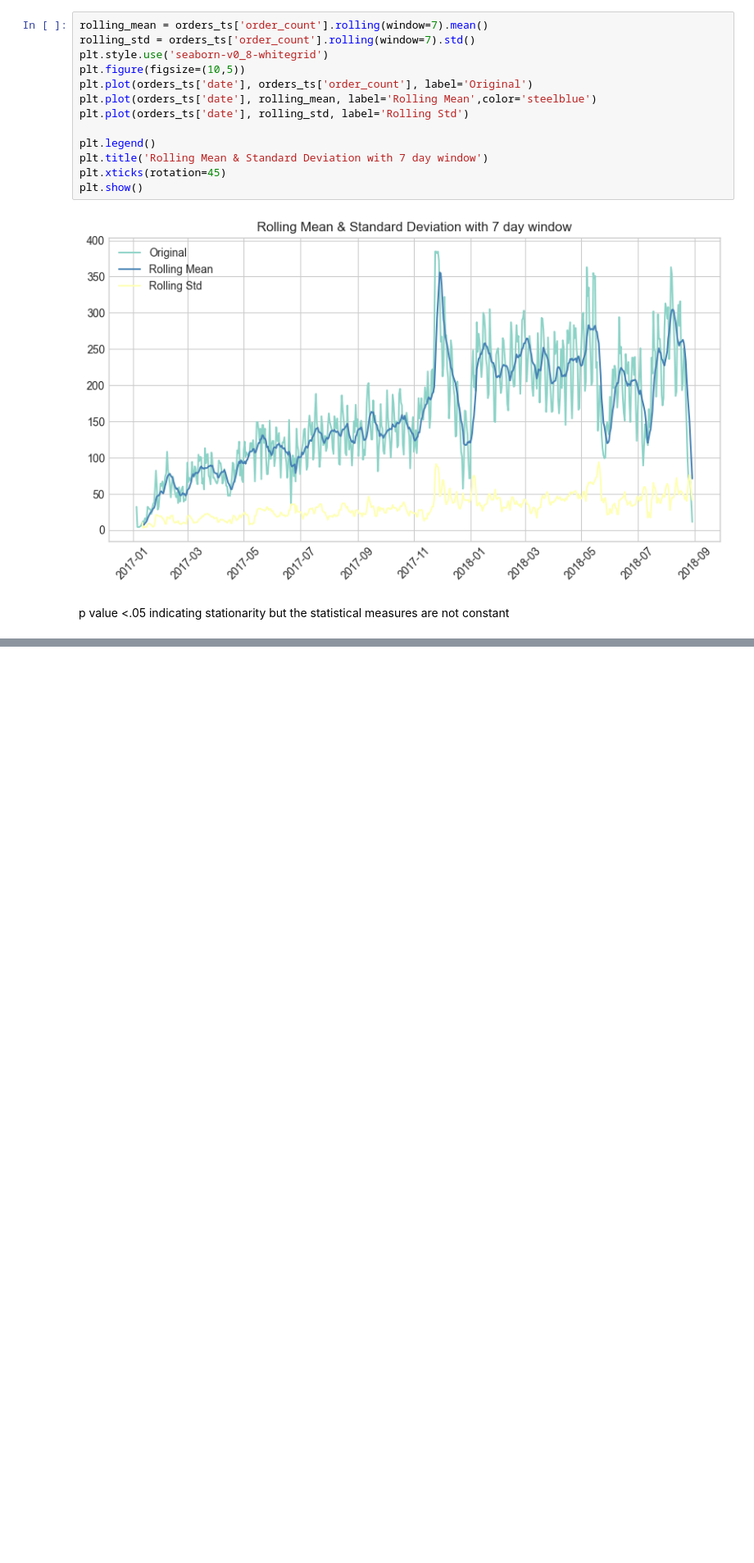
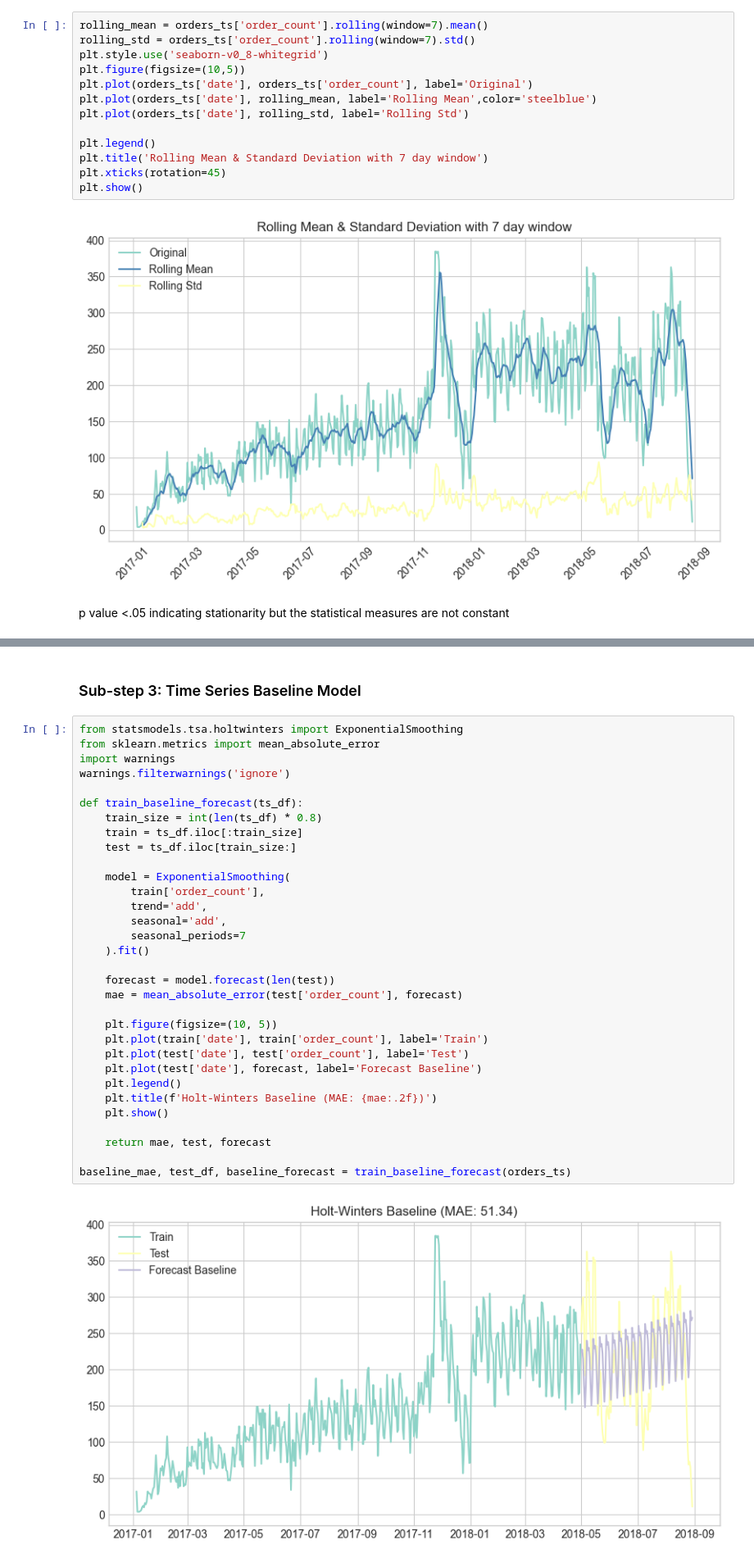
Before and after one commit to AbeKuriachan/week-8, a Jupyter notebook: monday/analysis.ipynb, the cells around one changed output, grey strips where cells are left out. Shown at 82% size. Drawn from its saved outputs; the diff is of its cells as text; blank space fills up the shorter version.

```diff
--- a/monday/analysis.ipynb
+++ b/monday/analysis.ipynb
@@ -188,0 +232,36 @@ p value <.05 indicating stationarity but the statistical measures are not consta
+# %% [markdown]
+### Sub-step 3: Time Series Baseline Model
+# %%
+from statsmodels.tsa.holtwinters import ExponentialSmoothing
+from sklearn.metrics import mean_absolute_error
+import warnings
+warnings.filterwarnings('ignore')
+
+def train_baseline_forecast(ts_df):
+    train_size = int(len(ts_df) * 0.8)
+    train = ts_df.iloc[:train_size]
+    test = ts_df.iloc[train_size:]
+
+    model = ExponentialSmoothing(
+        train['order_count'],
+        trend='add',
+        seasonal='add',
+        seasonal_periods=7
+    ).fit()
+
+    forecast = model.forecast(len(test))
+    mae = mean_absolute_error(test['order_count'], forecast)
+
+    plt.figure(figsize=(10, 5))
+    plt.plot(train['date'], train['order_count'], label='Train')
+    plt.plot(test['date'], test['order_count'], label='Test')
+    plt.plot(test['date'], forecast, label='Forecast Baseline')
+    plt.legend()
+    plt.title(f'Holt-Winters Baseline (MAE: {mae:.2f})')
+    plt.show()
+
+    return mae, test, forecast
+
+baseline_mae, test_df, baseline_forecast = train_baseline_forecast(orders_ts)
+# %% [output]
+[figure, added]
```
Also changed, not shown: parts of 11 cells of this notebook, 2 other files.
